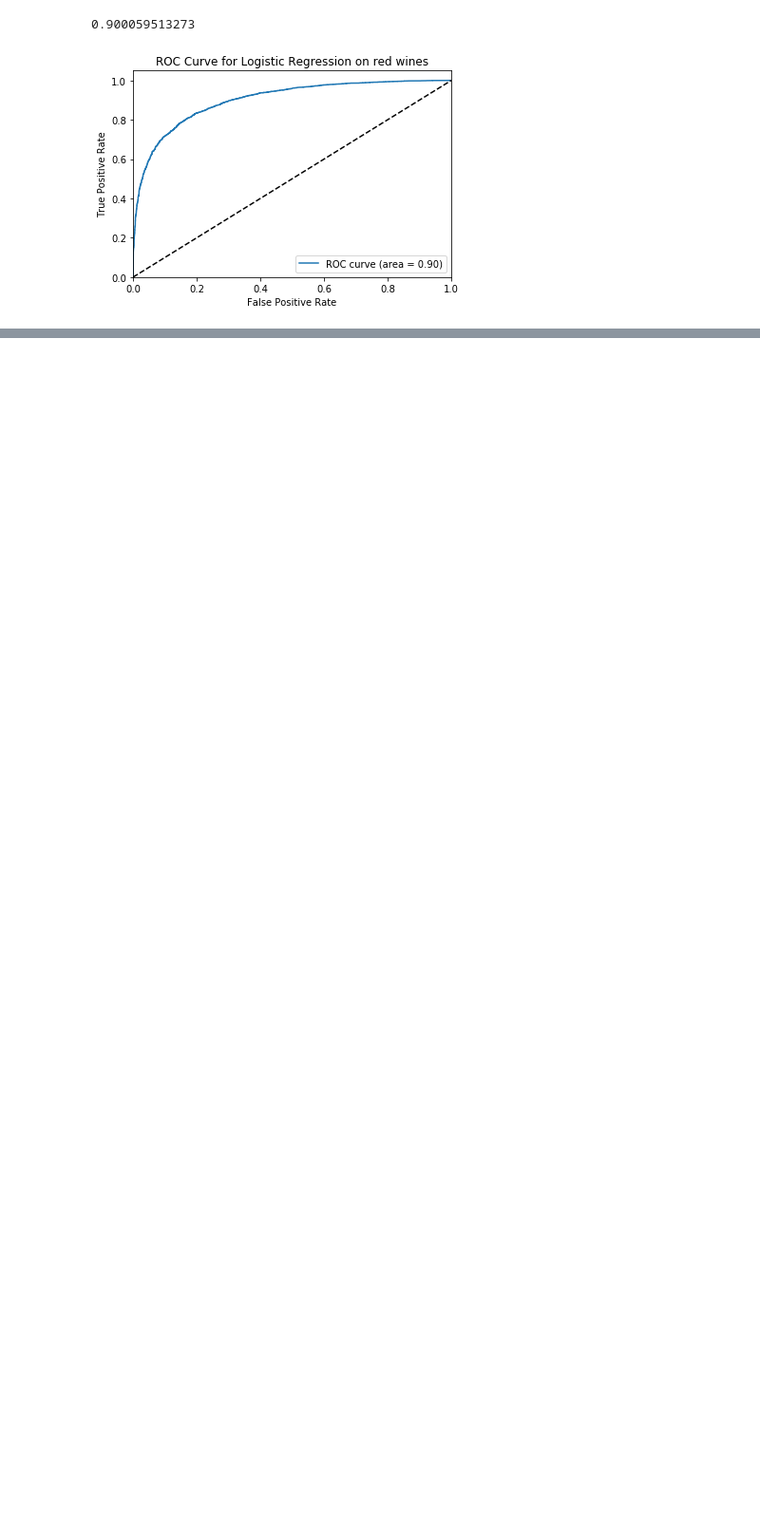
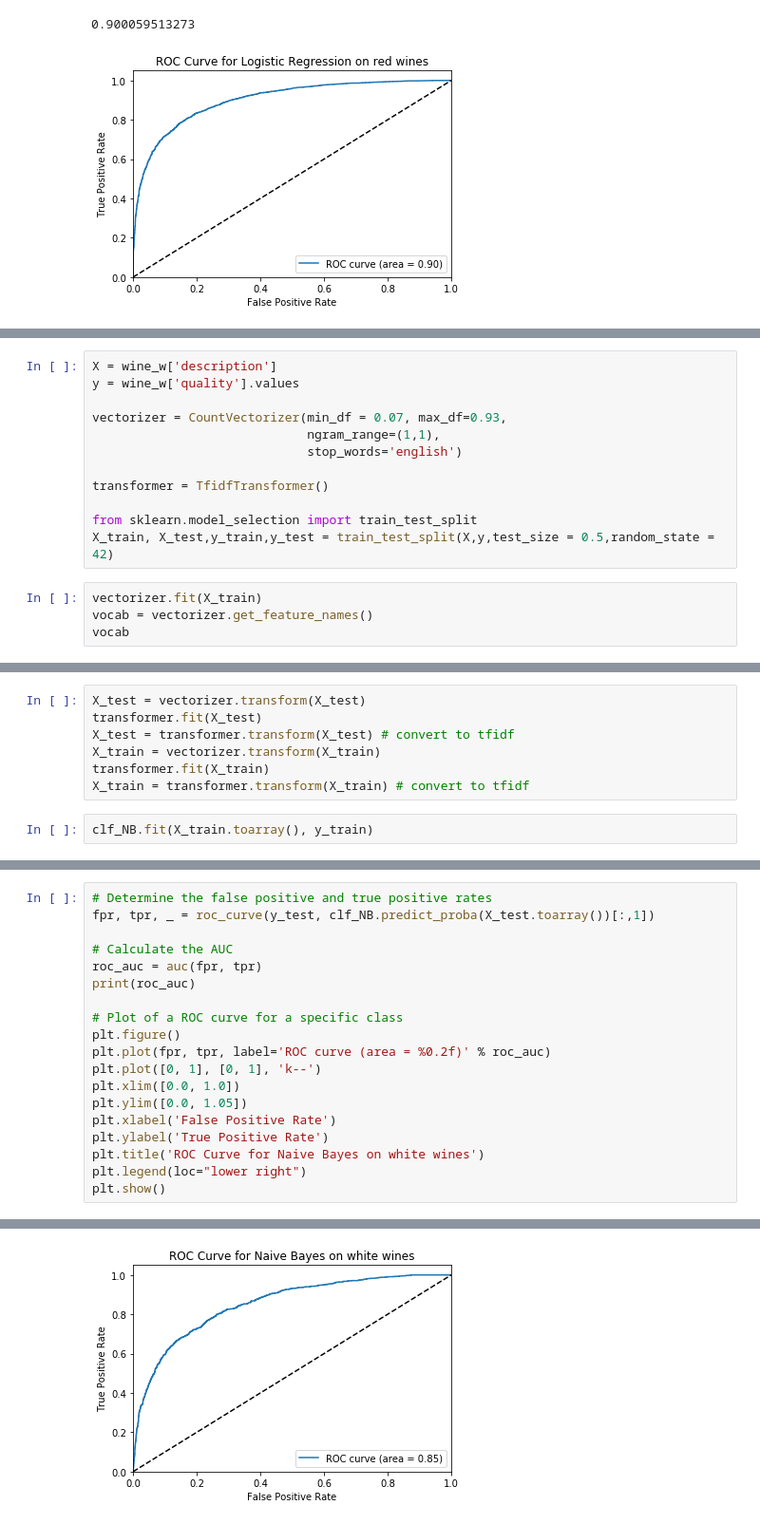
Before and after one commit to pavlafuxova/TFM, a Jupyter notebook: bag_of_words_classifier.ipynb, the cells around one changed output, grey strips where cells are left out. Shown: that part at 95% size. Cells and saved outputs as stored; diff of their text form; blank space fills up the shorter version.

Commit message:
only white wines now

```diff
--- a/bag_of_words_classifier.ipynb
+++ b/bag_of_words_classifier.ipynb
@@ -548,0 +551,16 @@ plt.show()
+# %%
+X = wine_w['description']
+y = wine_w['quality'].values
+
+vectorizer = CountVectorizer(min_df = 0.07, max_df=0.93,
+                             ngram_range=(1,1),
+                             stop_words='english')
+
+transformer = TfidfTransformer()
+
+from sklearn.model_selection import train_test_split
+X_train, X_test,y_train,y_test = train_test_split(X,y,test_size = 0.5,random_state = 42)
+# %%
+vectorizer.fit(X_train)
+vocab = vectorizer.get_feature_names()
+vocab
@@ -548,0 +585,9 @@ plt.show()
+# %%
+X_test = vectorizer.transform(X_test)
+transformer.fit(X_test)
+X_test = transformer.transform(X_test) # convert to tfidf
+X_train = vectorizer.transform(X_train)
+transformer.fit(X_train)
+X_train = transformer.transform(X_train) # convert to tfidf
+# %%
+clf_NB.fit(X_train.toarray(), y_train)
@@ -548,0 +613,20 @@ plt.show()
+# %%
+# Determine the false positive and true positive rates
+fpr, tpr, _ = roc_curve(y_test, clf_NB.predict_proba(X_test.toarray())[:,1])
+
+# Calculate the AUC
+roc_auc = auc(fpr, tpr)
+print(roc_auc)
+
+# Plot of a ROC curve for a specific class
+plt.figure()
+plt.plot(fpr, tpr, label='ROC curve (area = %0.2f)' % roc_auc)
+plt.plot([0, 1], [0, 1], 'k--')
+plt.xlim([0.0, 1.0])
+plt.ylim([0.0, 1.05])
+plt.xlabel('False Positive Rate')
+plt.ylabel('True Positive Rate')
+plt.title('ROC Curve for Naive Bayes on white wines')
+plt.legend(loc="lower right")
+plt.show()
+# %% [output]
@@ -548,0 +634 @@ plt.show()
+[figure, added]
```
Also changed, not shown: parts of 11 cells of this notebook.
